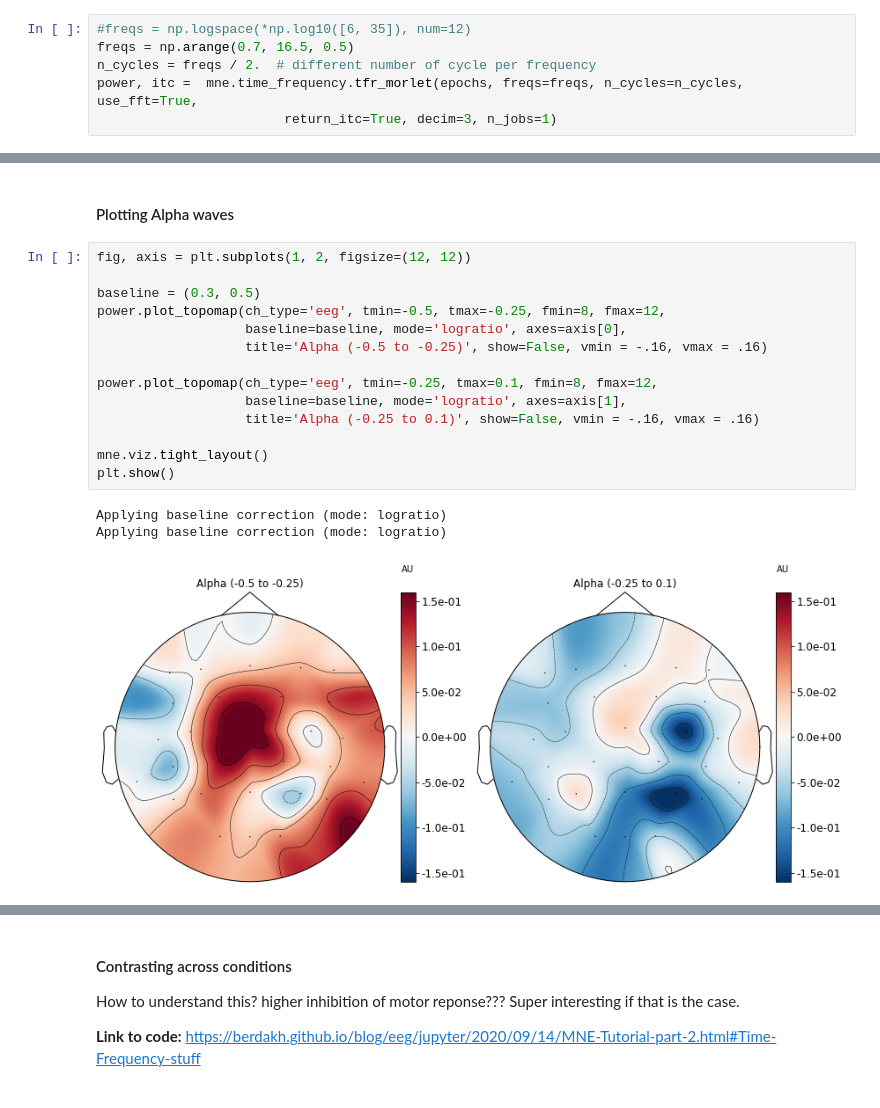
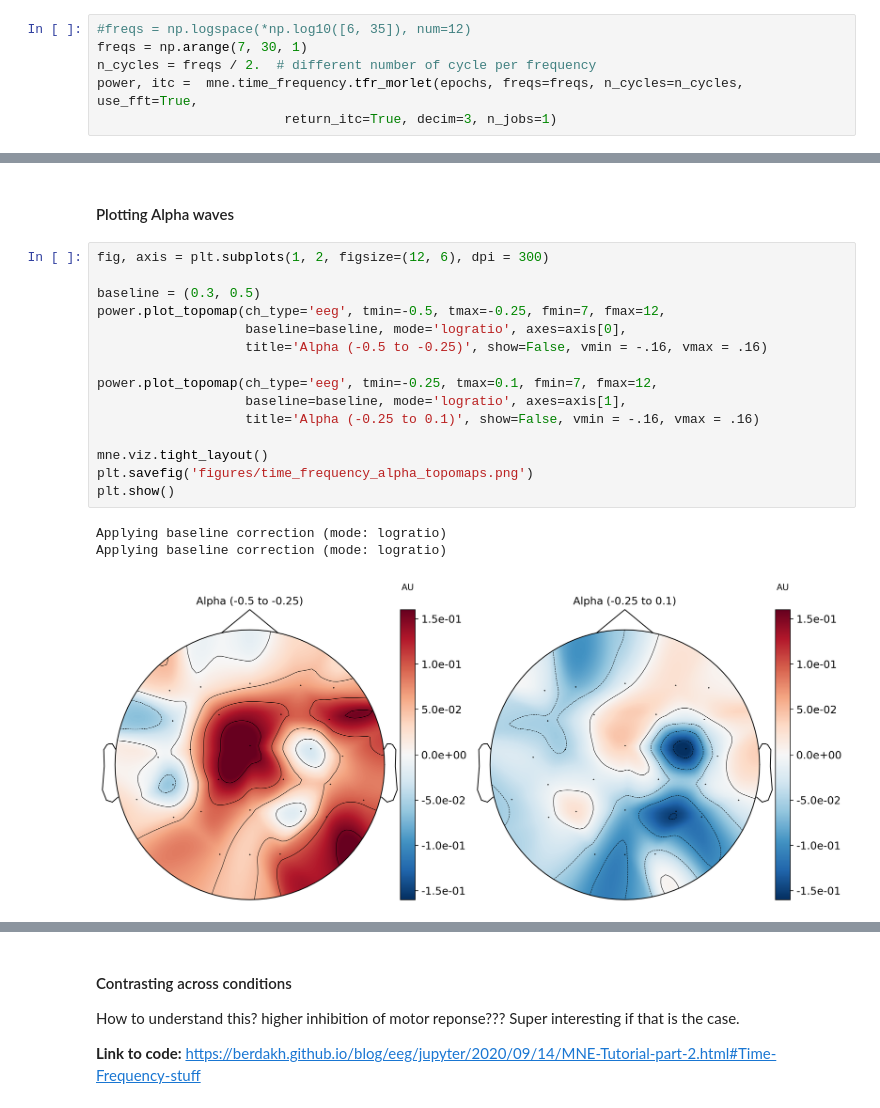
Before and after one commit to laurabpaulsen/EEG_and_mouse_tracking, a Jupyter notebook: time_frequency.ipynb, the cells around one changed output, grey strips where cells are left out. Cells and saved outputs as stored; diff of their text form.

```diff
--- a/time_frequency.ipynb
+++ b/time_frequency.ipynb
@@ -46,7 +48,7 @@ Now lets look into what causes these deflections. This is done by making a time-
 #### Time-Frequency analysis
 # %%
 #freqs = np.logspace(*np.log10([6, 35]), num=12)
-freqs = np.arange(0.7, 16.5, 0.5)
+freqs = np.arange(7, 30, 1)
 n_cycles = freqs / 2.  # different number of cycle per frequency
 power, itc =  mne.time_frequency.tfr_morlet(epochs, freqs=freqs, n_cycles=n_cycles, use_fft=True,
                         return_itc=True, decim=3, n_jobs=1)
@@ -59,20 +55,21 @@ Applying baseline correction (mode: logratio)
 # %% [markdown]
 #### Plotting Alpha waves
 # %%
-fig, axis = plt.subplots(1, 2, figsize=(12, 12))
+fig, axis = plt.subplots(1, 2, figsize=(12, 6), dpi = 300)
 
 baseline = (0.3, 0.5)
-power.plot_topomap(ch_type='eeg', tmin=-0.5, tmax=-0.25, fmin=8, fmax=12,
+power.plot_topomap(ch_type='eeg', tmin=-0.5, tmax=-0.25, fmin=7, fmax=12,
                    baseline=baseline, mode='logratio', axes=axis[0],
                    title='Alpha (-0.5 to -0.25)', show=False, vmin = -.16, vmax = .16)
 
-power.plot_topomap(ch_type='eeg', tmin=-0.25, tmax=0.1, fmin=8, fmax=12,
+power.plot_topomap(ch_type='eeg', tmin=-0.25, tmax=0.1, fmin=7, fmax=12,
                    baseline=baseline, mode='logratio', axes=axis[1],
                    title='Alpha (-0.25 to 0.1)', show=False, vmin = -.16, vmax = .16)
 
 mne.viz.tight_layout()
+plt.savefig('figures/time_frequency_alpha_topomaps.png')
 plt.show()
 # %% [output]
 Applying baseline correction (mode: logratio)
 Applying baseline correction (mode: logratio)
-[figure, old version]
+[figure, new version]
```
Also changed, not shown: parts of 38 cells of this notebook, 11 other files.
